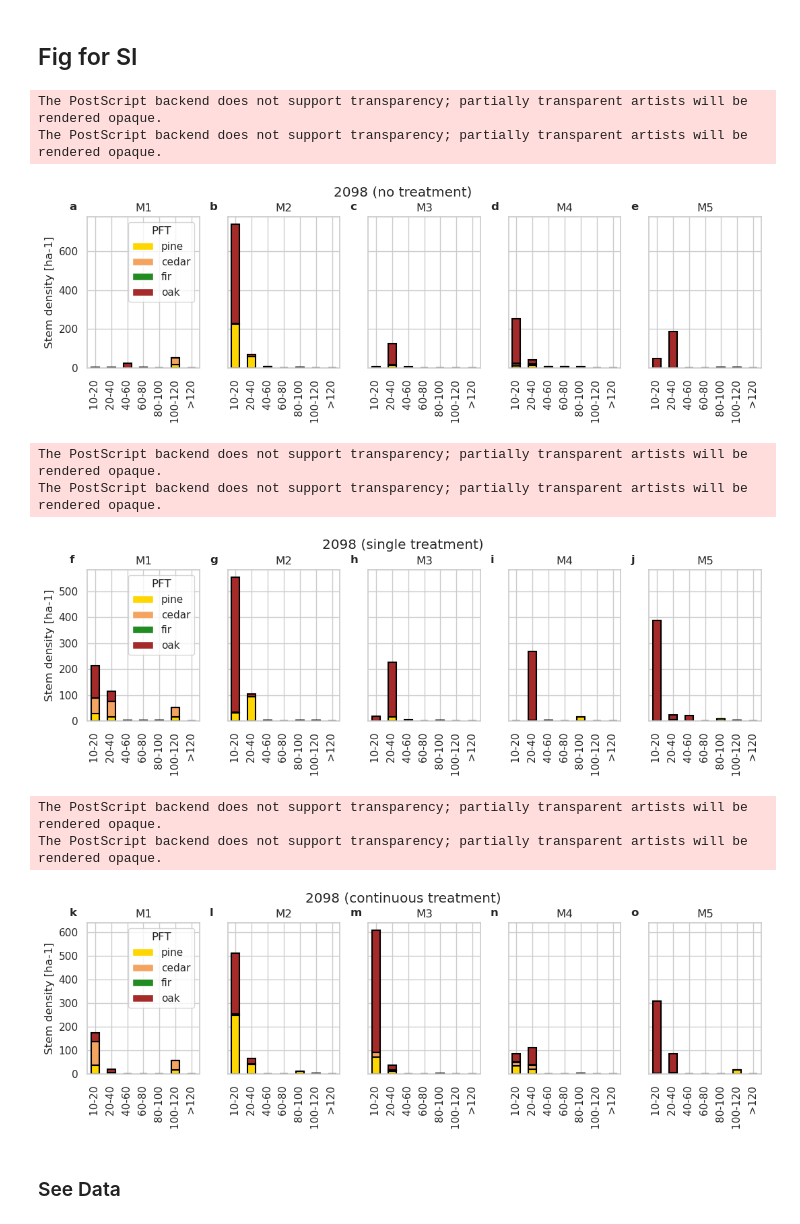
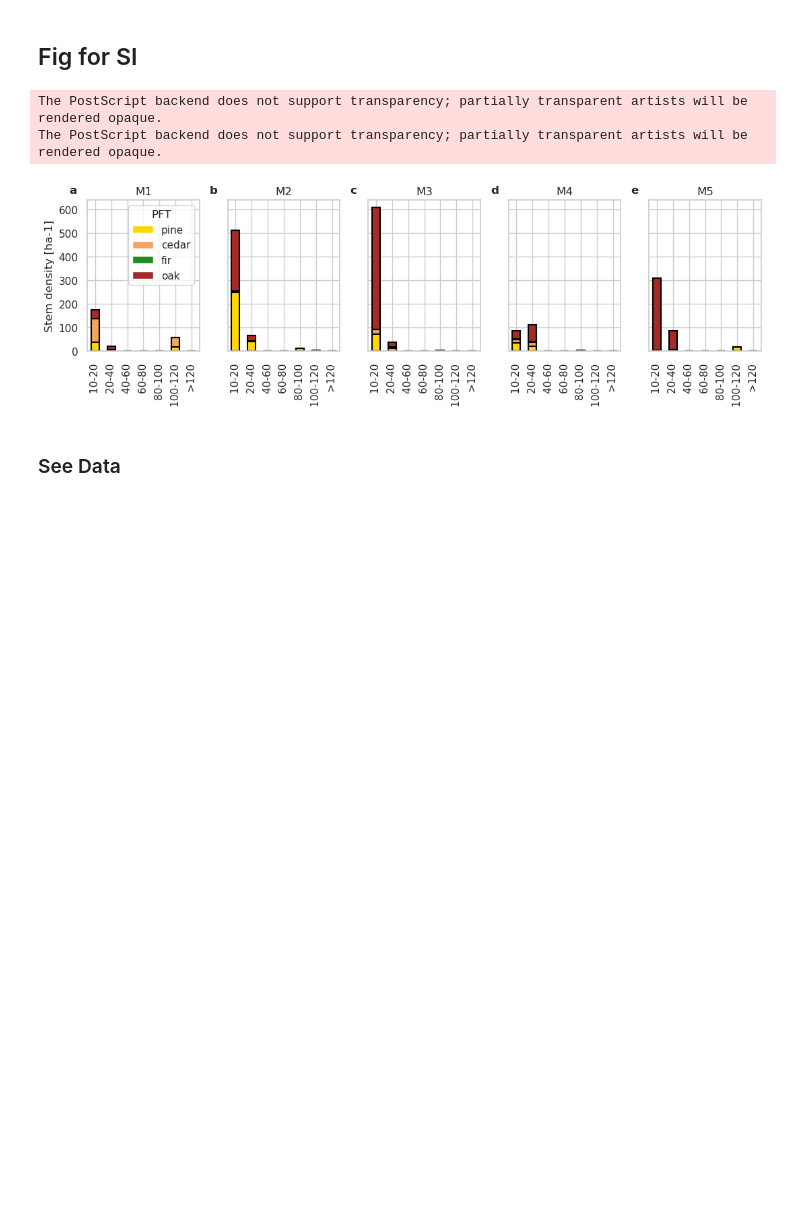
Before and after one commit to adamhb/california-fates, a Jupyter notebook: notebooks/size_class_dist_061024.ipynb, the cells around one changed output. Saved outputs shown, nothing was run; the diff lists cells and outputs as text; code cells hidden in the pictures; blank space fills up the shorter version.

Commit message:
updated figures

```diff
--- a/notebooks/size_class_dist_061024.ipynb
+++ b/notebooks/size_class_dist_061024.ipynb
@@ -241,29 +241,23 @@ The PostScript backend does not support transparency; partially transparent arti
 # %%
 time_periods = [
  #'1869 (pre-logging)',
  #'2015 (pre-treatment)',
- '2098 (no treatment)',
- '2098 (single treatment)',
+ #'2098 (no treatment)',
+ #'2098 (single treatment)',
  '2098 (continuous treatment)']
 
 row = -1
 for case in time_periods:
     row = row + 1
     if row == len(case_info.keys()) - 1:
         x_axis_title = "Size class [cm]"
     else:
         x_axis_title = ""
-    plot_size_class_dist(case_info[case]['data'], row=row, title = case, x_axis_title = x_axis_title, remove_legend=False)
+    plot_size_class_dist(case_info[case]['data'], row=row, title = '', x_axis_title = x_axis_title, remove_legend=False)
 # %% [output]
 The PostScript backend does not support transparency; partially transparent artists will be rendered opaque.
 The PostScript backend does not support transparency; partially transparent artists will be rendered opaque.
-[figure, old version]
+[figure, new version]
-The PostScript backend does not support transparency; partially transparent artists will be rendered opaque.
-The PostScript backend does not support transparency; partially transparent artists will be rendered opaque.
-[figure, removed]
-The PostScript backend does not support transparency; partially transparent artists will be rendered opaque.
-The PostScript backend does not support transparency; partially transparent artists will be rendered opaque.
-[figure, removed]
 # %% [markdown]
 ### See Data
 # %%
```
Also changed, not shown: 15 other files.
